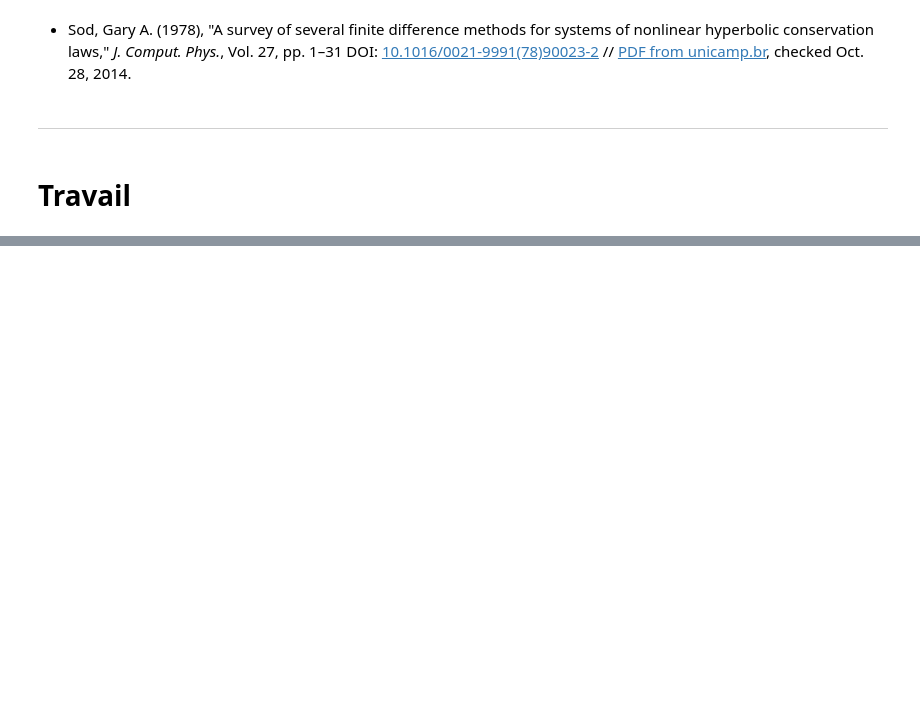
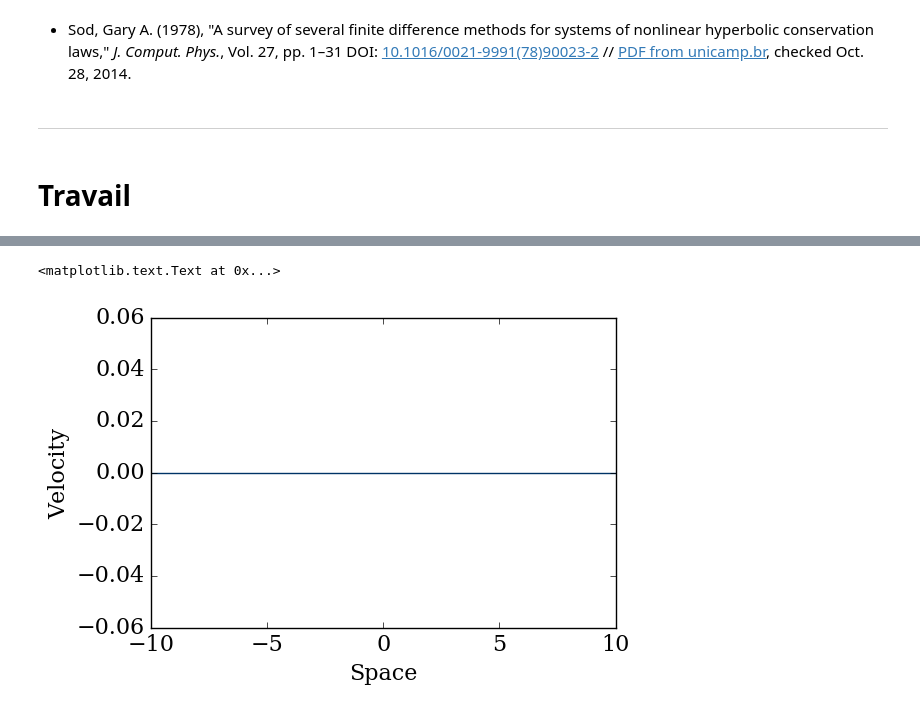
Before and after one commit to LusArt/Shock_Tube, a Jupyter notebook: Shock_Tube.ipynb, the cells around one changed output, grey strips where cells are left out. Drawn from its saved outputs; the diff is of its cells as text; code cells hidden in the pictures; blank space fills up the shorter version.

```diff
--- a/Shock_Tube.ipynb
+++ b/Shock_Tube.ipynb
@@ -519,0 +431,7 @@ HTML(anim.to_html5_video())
+# %%
+pyplot.plot(x, A[1], color='#003366', ls='-', lw=1)
+pyplot.ylabel('Velocity')
+pyplot.xlabel('Space')
+# %% [output]
+<matplotlib.text.Text at 0x...>
+[figure, added]
```
Also changed, not shown: parts of 44 cells of this notebook.
